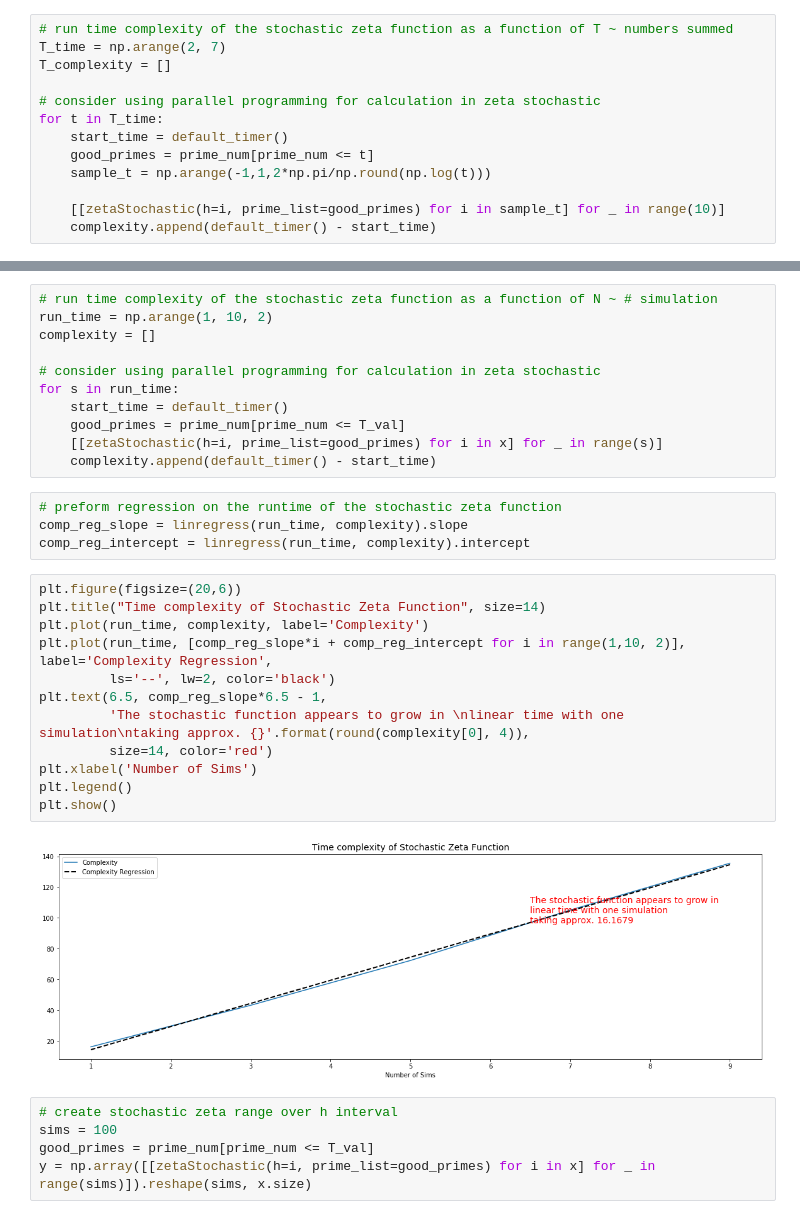
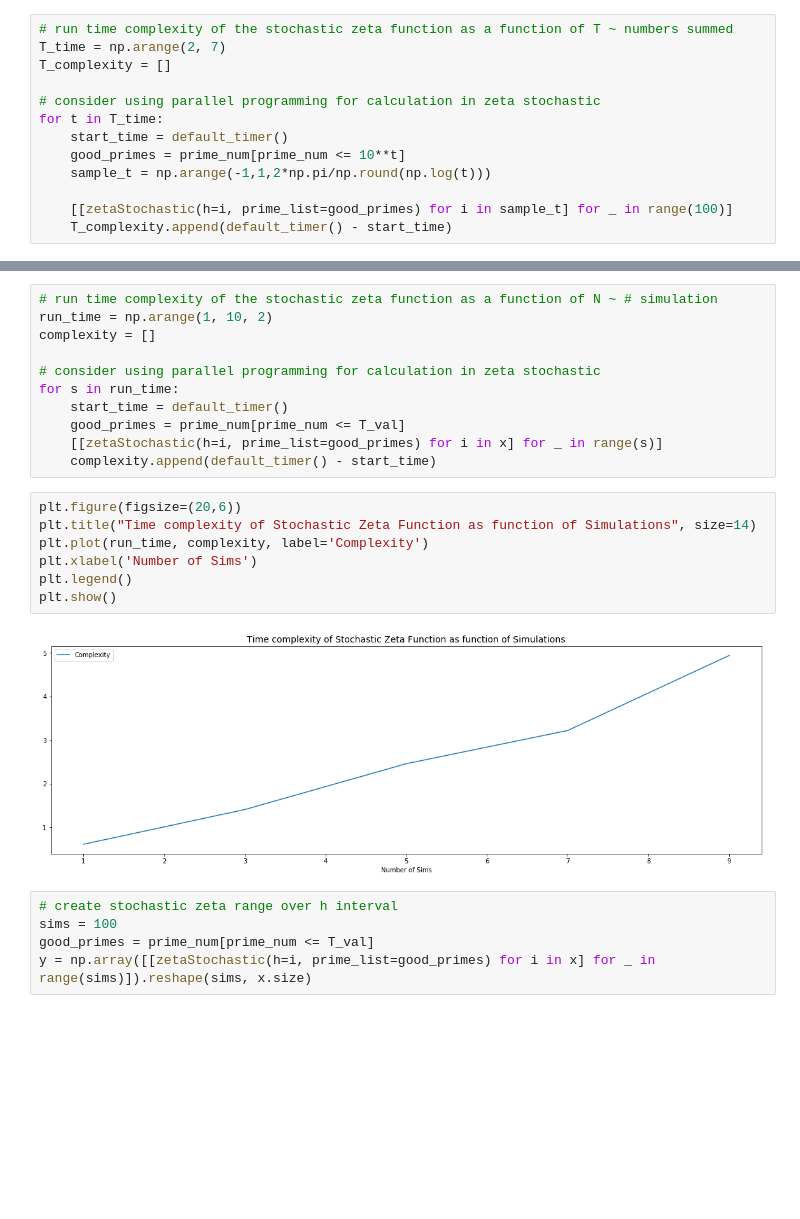
Before and after one commit to Raj9898/Random_Zeta, a Jupyter notebook: Zeta Function Simulation.ipynb, the cells around one changed output, grey strips where cells are left out. Saved outputs shown, nothing was run; the diff lists cells and outputs as text; blank space fills up the shorter version.

Commit message:
Final Update on the Zeta Research Porject

```diff
--- a/Zeta Function Simulation.ipynb
+++ b/Zeta Function Simulation.ipynb
@@ -429,8 +432,8 @@ T_complexity = []
 # consider using parallel programming for calculation in zeta stochastic
 for t in T_time:
     start_time = default_timer()
-    good_primes = prime_num[prime_num <= t]
+    good_primes = prime_num[prime_num <= 10**t]
     sample_t = np.arange(-1,1,2*np.pi/np.round(np.log(t)))
 
-    [[zetaStochastic(h=i, prime_list=good_primes) for i in sample_t] for _ in range(10)]
-    complexity.append(default_timer() - start_time)
+    [[zetaStochastic(h=i, prime_list=good_primes) for i in sample_t] for _ in range(100)]
+    T_complexity.append(default_timer() - start_time)
@@ -445,24 +457,15 @@ for s in run_time:
     good_primes = prime_num[prime_num <= T_val]
     [[zetaStochastic(h=i, prime_list=good_primes) for i in x] for _ in range(s)]
     complexity.append(default_timer() - start_time)
-# %%
-# preform regression on the runtime of the stochastic zeta function
-comp_reg_slope = linregress(run_time, complexity).slope
-comp_reg_intercept = linregress(run_time, complexity).intercept
 # %%
 plt.figure(figsize=(20,6))
-plt.title("Time complexity of Stochastic Zeta Function", size=14)
+plt.title("Time complexity of Stochastic Zeta Function as function of Simulations", size=14)
 plt.plot(run_time, complexity, label='Complexity')
-plt.plot(run_time, [comp_reg_slope*i + comp_reg_intercept for i in range(1,10, 2)], label='Complexity Regression',
-         ls='--', lw=2, color='black')
-plt.text(6.5, comp_reg_slope*6.5 - 1,
-         'The stochastic function appears to grow in \nlinear time with one simulation\ntaking approx. {}'.format(round(complexity[0], 4)),
-         size=14, color='red')
 plt.xlabel('Number of Sims')
 plt.legend()
 plt.show()
 # %% [output]
-[figure, old version]
+[figure, new version]
 # %%
 # create stochastic zeta range over h interval
 sims = 100
```
Also changed, not shown: parts of 17 cells of this notebook.
